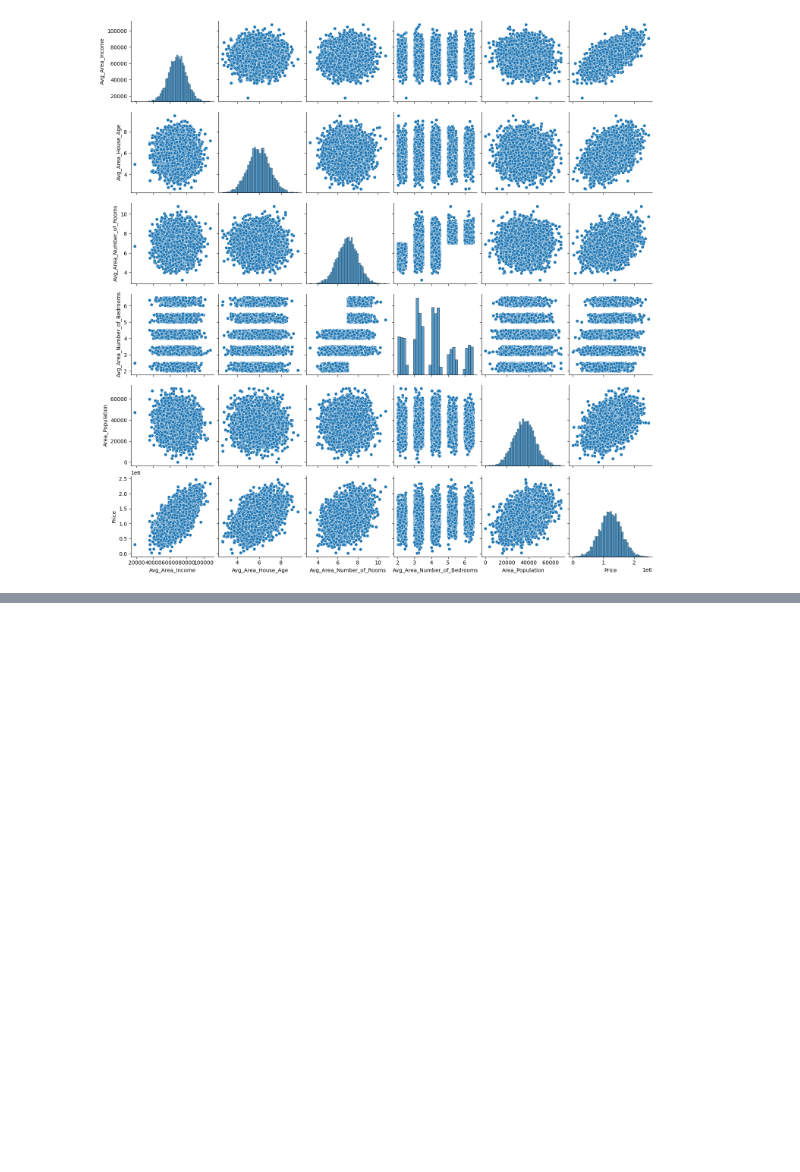
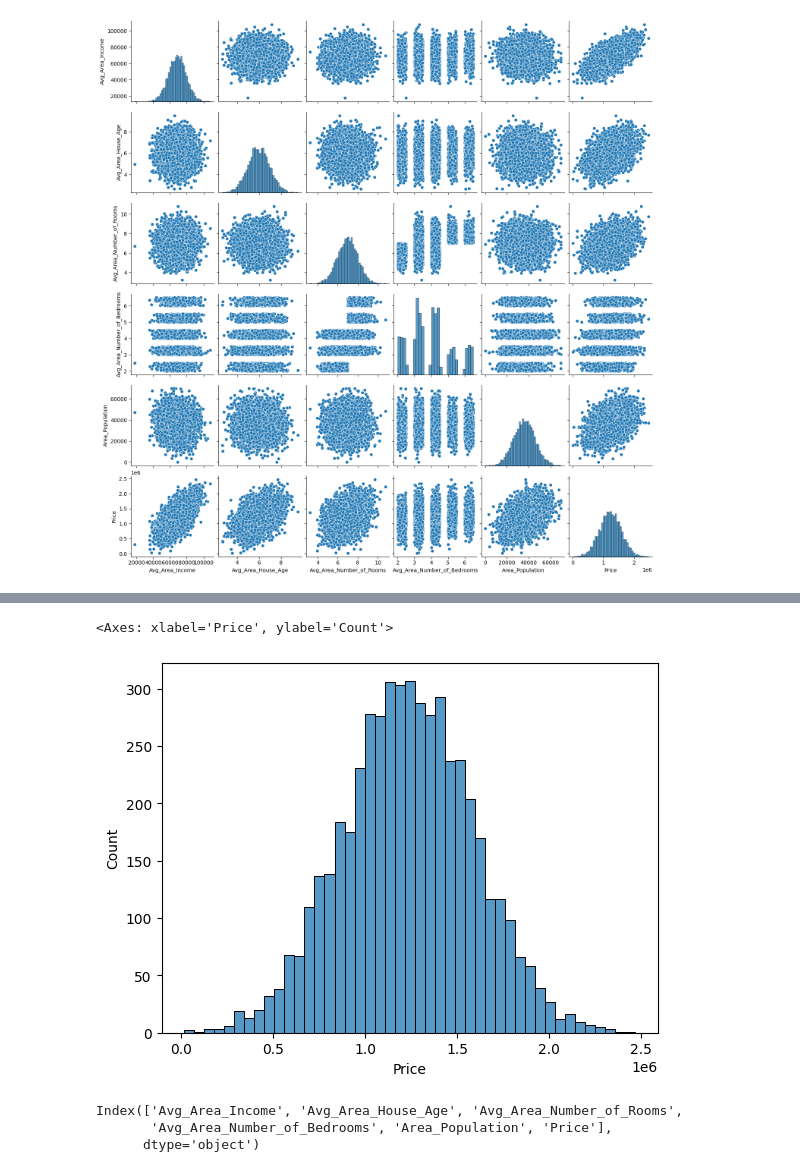
Before and after one commit to maubiazotto/estudos, a Jupyter notebook: Estudo_Regressão_linear_Kaggle.ipynb, the cells around one changed output, grey strips where cells are left out. Cells and saved outputs as stored; diff of their text form; code cells hidden in the pictures; blank space fills up the shorter version.

```diff
--- a/Estudo_Regressão_linear_Kaggle.ipynb
+++ b/Estudo_Regressão_linear_Kaggle.ipynb
@@ -120,0 +149,11 @@ sns.pairplot(base_casa)
+# %%
+sns.histplot(base_casa["Price"])
+# %% [output]
+<Axes: xlabel='Price', ylabel='Count'>
+[figure, added]
+# %%
+base_casa.columns
+# %% [output]
+Index(['Avg_Area_Income', 'Avg_Area_House_Age', 'Avg_Area_Number_of_Rooms',
+       'Avg_Area_Number_of_Bedrooms', 'Area_Population', 'Price'],
+      dtype='object')
```
Also changed, not shown: parts of 19 cells of this notebook.
